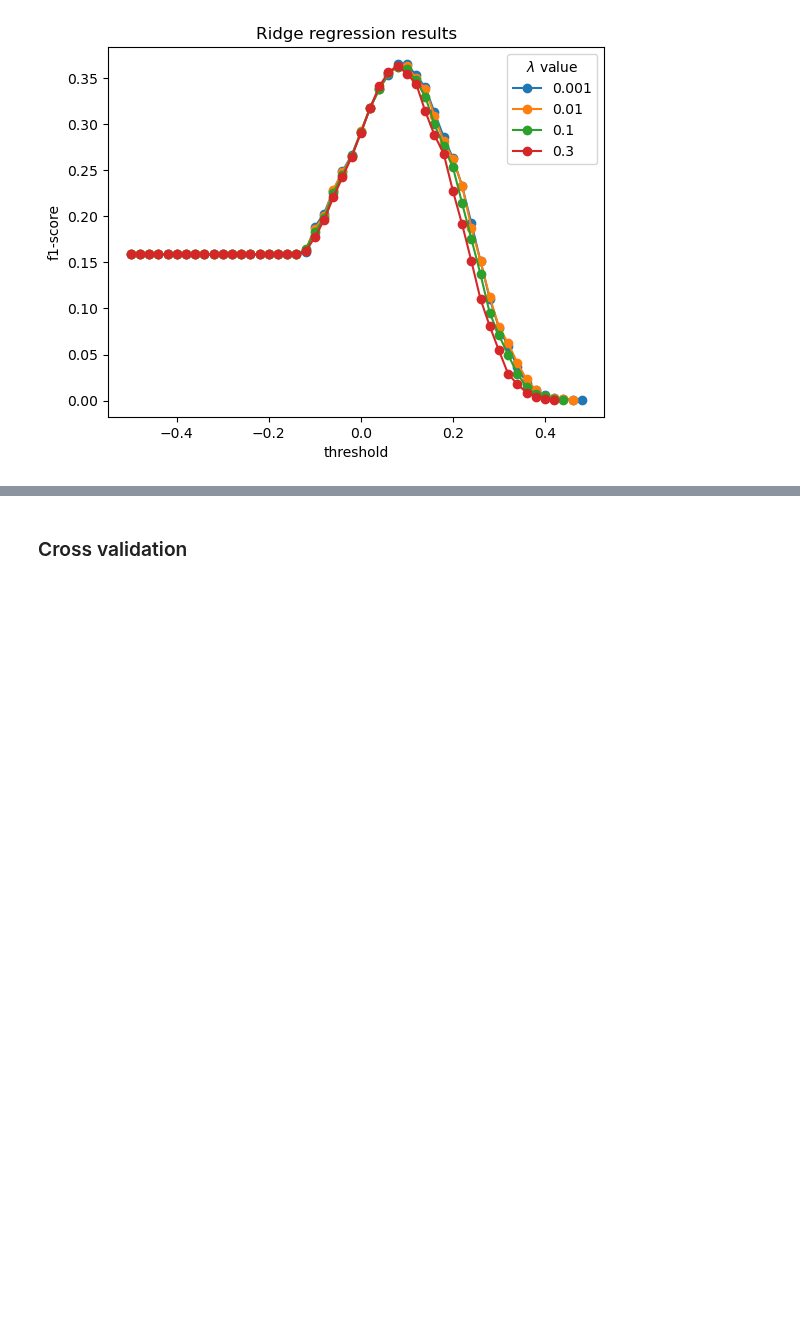
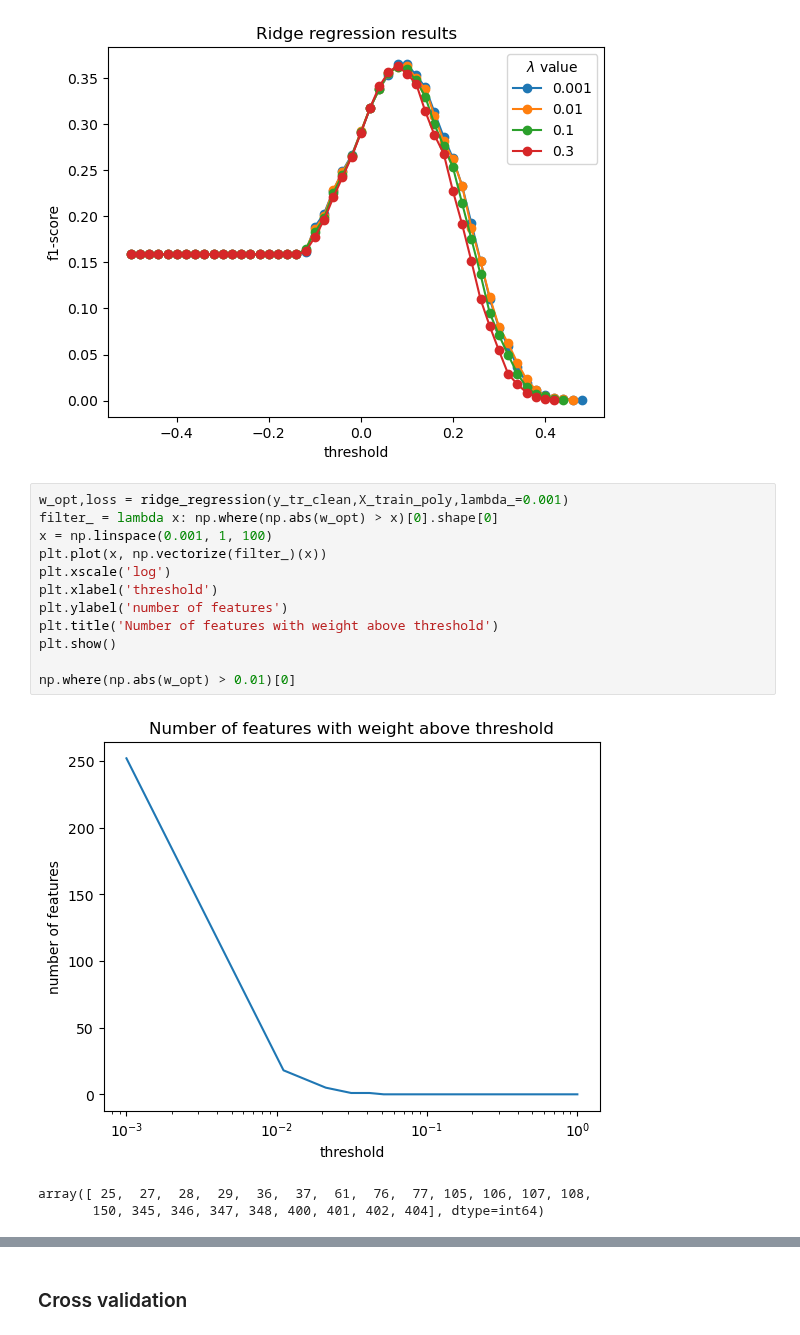
Before and after one commit to epfml/ml-project-1-whai, a Jupyter notebook: run_ipynb.ipynb, the cells around one changed output, grey strips where cells are left out. Drawn from its saved outputs; the diff is of its cells as text; blank space fills up the shorter version.

```diff
--- a/run_ipynb.ipynb
+++ b/run_ipynb.ipynb
@@ -142,3 +142,19 @@ plt.show()
 # %% [output]
 (0.44483985765124556, 0.04414621225498852, 0.08032128514056225)
 [figure]
+# %%
+w_opt,loss = ridge_regression(y_tr_clean,X_train_poly,lambda_=0.001)
+filter_ = lambda x: np.where(np.abs(w_opt) > x)[0].shape[0]
+x = np.linspace(0.001, 1, 100)
+plt.plot(x, np.vectorize(filter_)(x))
+plt.xscale('log')
+plt.xlabel('threshold')
+plt.ylabel('number of features')
+plt.title('Number of features with weight above threshold')
+plt.show()
+
+np.where(np.abs(w_opt) > 0.01)[0]
+# %% [output]
+[figure, added]
+array([ 25,  27,  28,  29,  36,  37,  61,  76,  77, 105, 106, 107, 108,
+       150, 345, 346, 347, 348, 400, 401, 402, 404], dtype=int64)
```
Also changed, not shown: parts of 15 cells of this notebook, 1 other file.
